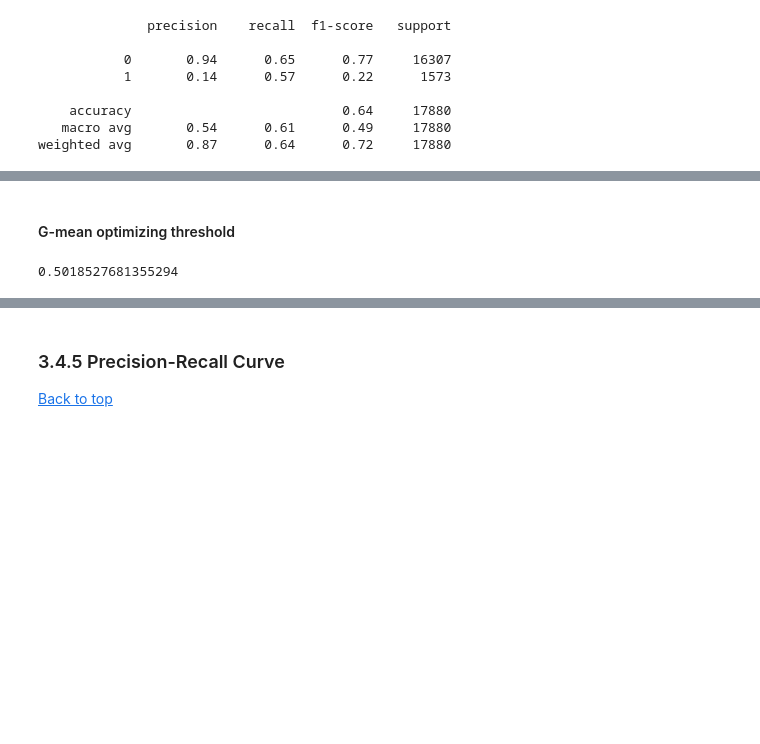
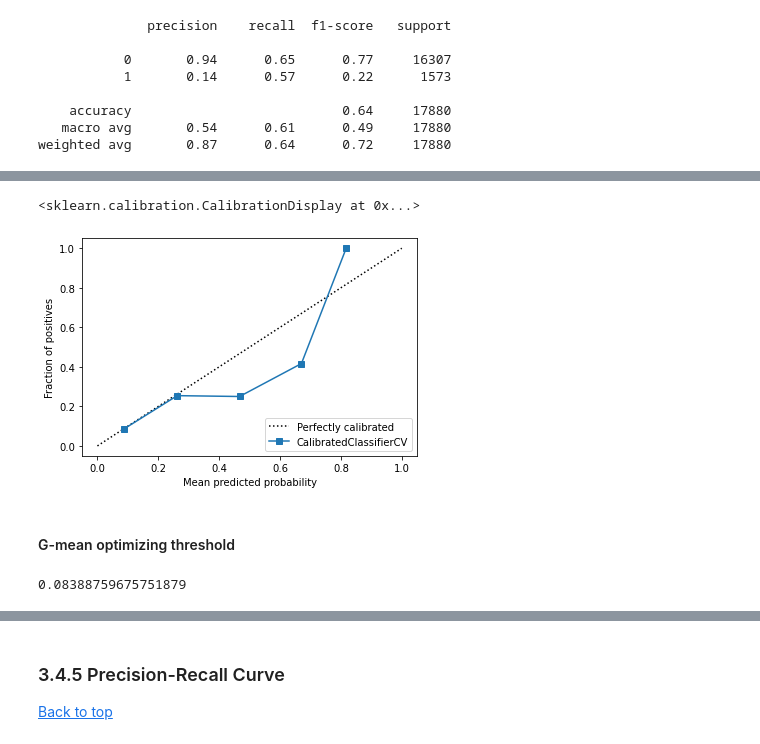
Before and after one commit to F4LLC0N3R/ML-Group-2---Diabetes, a Jupyter notebook: ML Group Project - Diabetes.ipynb, the cells around one changed output, grey strips where cells are left out. Saved outputs shown, nothing was run; the diff lists cells and outputs as text; code cells hidden in the pictures; blank space fills up the shorter version.

```diff
--- a/ML Group Project - Diabetes.ipynb
+++ b/ML Group Project - Diabetes.ipynb
@@ -3112,8 +3127,13 @@ weighted avg       0.87      0.64      0.72     17880
+# %%
+CalibrationDisplay.from_estimator(best_model2_cal, X_test, y_test)
+# %% [output]
+<sklearn.calibration.CalibrationDisplay at 0x...>
+[figure, added]
 # %% [markdown]
 #### G-mean optimizing threshold
 # %%
 # predict probabilities
-y_prob = best_model2.predict_proba(X_test)
+y_prob = best_model2_cal.predict_proba(X_test)
 
 # probabilities for the positive outcome only
 y_prob_1 = y_prob[:, 1]
@@ -3129,13 +3149,13 @@ best_thresh_gmean = thresholds[np.nanargmax(gmeans)]
 print(best_thresh_gmean)
 
 # calculate probability estimates for class 1
-y_prob = best_model2.predict_proba(X_test)
+y_prob = best_model2_cal.predict_proba(X_test)
 y_prob_1 = y_prob[:,1]
 
 #calculate predictions using custom discrimination threshold
 y_pred = (y_prob_1 >= best_thresh_gmean).astype(int)
 # %% [output]
-0.5018527681355294
+0.08388759675751879
 # %%
 print(classification_report(y_test,y_pred))
 # %% [output]
```
Also changed, not shown: parts of 8 cells of this notebook, 4 other files.
